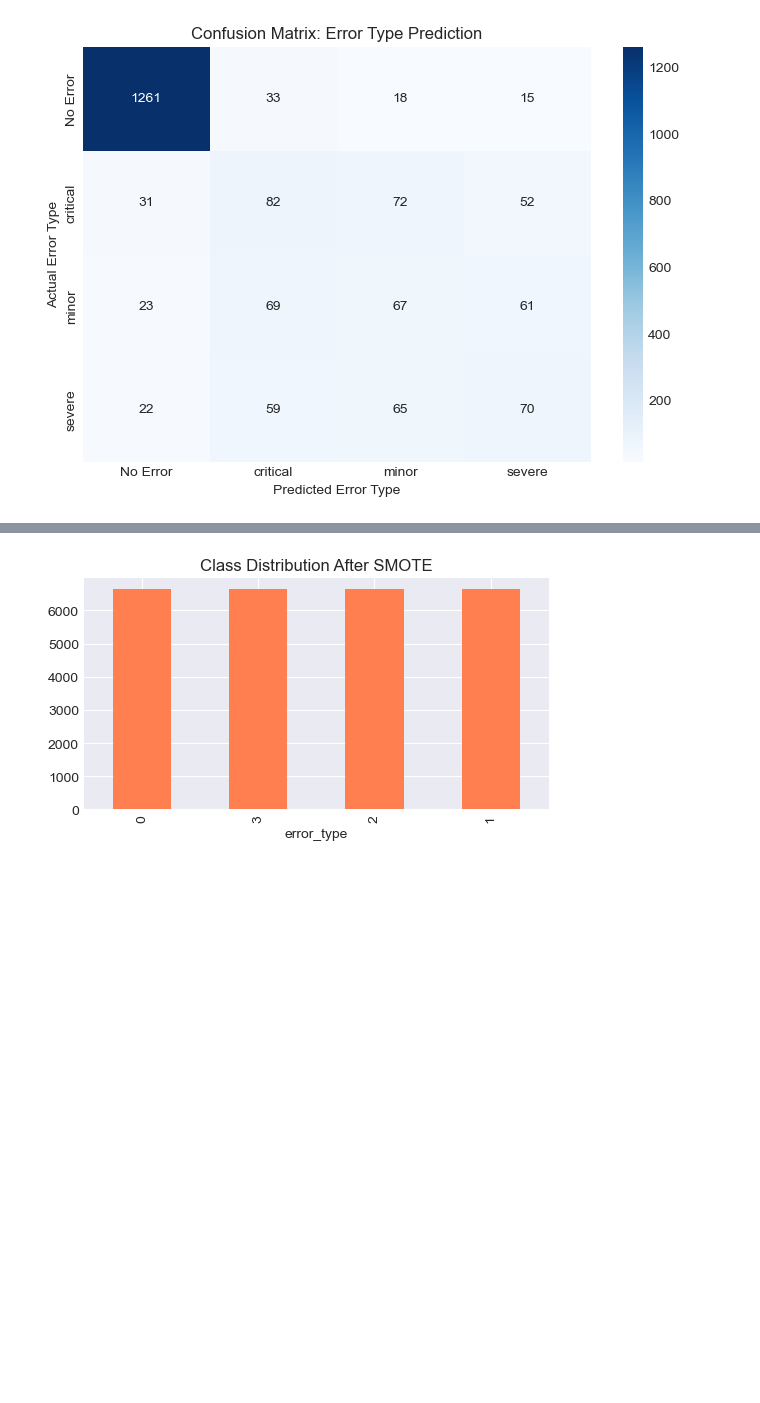
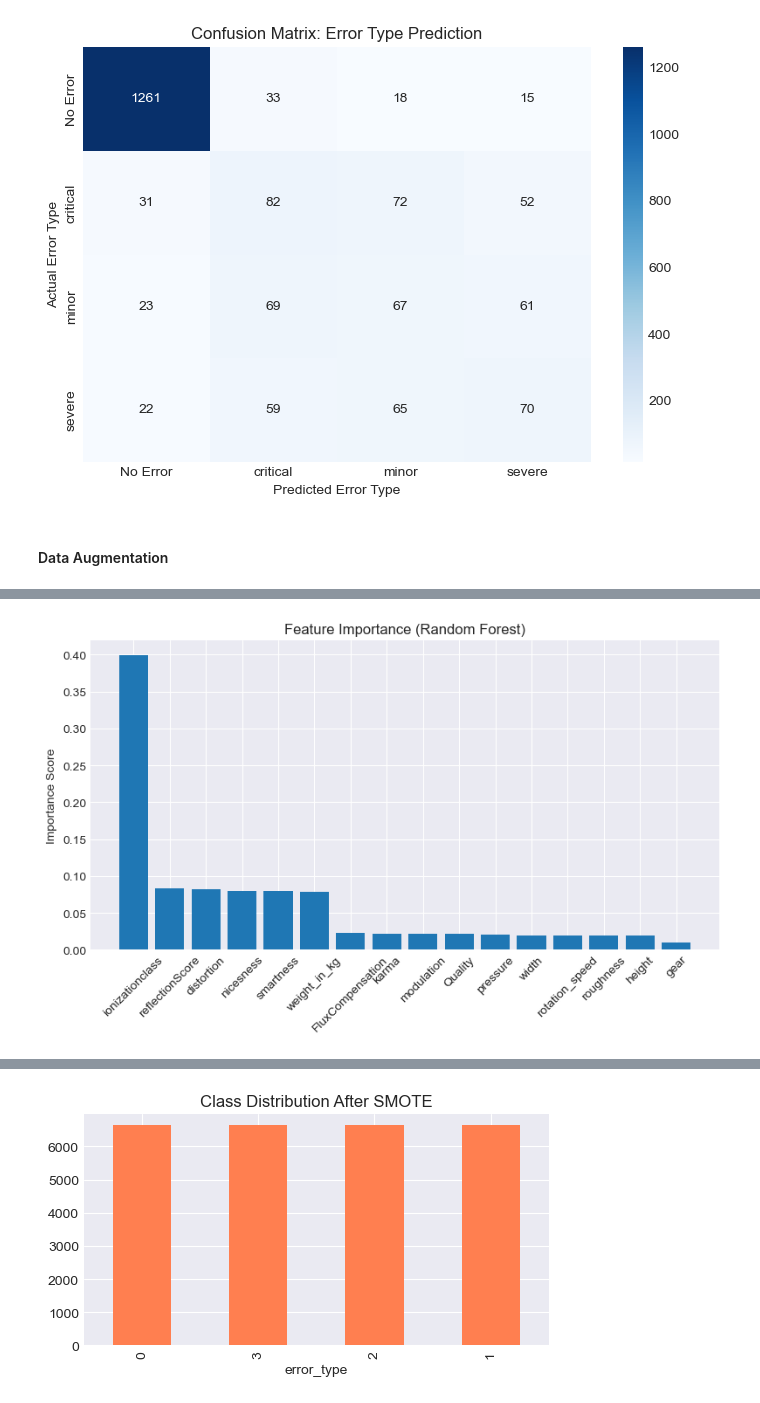
Before and after one commit to Parth-0804/ML_Presentation_Workspace, a Jupyter notebook: ML - SmartBuild Dataset/EDA_Machine_Production.ipynb, the cells around one changed output, grey strips where cells are left out. Saved outputs shown, nothing was run; the diff lists cells and outputs as text; code cells hidden in the pictures; blank space fills up the shorter version.

Commit message:
Data Augmentation Changes

```diff
--- a/ML - SmartBuild Dataset/EDA_Machine_Production.ipynb
+++ b/ML - SmartBuild Dataset/EDA_Machine_Production.ipynb
@@ -116,3 +116,15 @@ Passing `palette` without assigning `hue` is deprecated and will be removed in v
 
   sns.countplot(data=errors_df, x='error_type', palette='viridis')
 [figure]
+# %%
+# List of categorical columns (object, category, or bool types)
+cat_cols = merged_df.select_dtypes(include=['object', 'category', 'bool']).columns.tolist()
+
+# List of numerical columns (int or float types)
+num_cols = merged_df.select_dtypes(include=['number']).columns.tolist()
+
+# If your target column (e.g., 'error_type') is in categorical, but you want to keep it separate:
+# cat_cols.remove('error_type')  # if needed
+
+print("Categorical columns:", cat_cols)
+print("Numerical columns:", num_cols)
@@ -269,3 +286,5 @@ plt.tight_layout()
 plt.show()
 # %% [output]
 [figure]
+# %% [markdown]
+#### Data Augmentation ####
@@ -271,0 +318,63 @@ plt.show()
+# %%
+import pandas as pd
+from sklearn.ensemble import RandomForestClassifier
+from sklearn.model_selection import train_test_split
+from sklearn.metrics import classification_report, accuracy_score
+from sklearn.preprocessing import LabelEncoder
+
+# --- Your custom augmentation function goes here ---
+
+# Step 1: Define your numeric and categorical columns
+#num_cols = ['width', 'height', 'pressure', 'karma', 'modulation', 'roughness', 'Quality', 'gear', 'rotation_speed']
+#cat_cols = ['ionizationclass', 'FluxCompensation', 'error_type']
+
+# Step 2: Augment the dataset
+df_augmented = custom_augment_numeric(merged_df, numeric_cols, cat_cols)
+
+# Step 3: Label Encode categorical columns if needed (for features that are categorical)
+for col in ['ionizationclass', 'FluxCompensation']:
+    le = LabelEncoder()
+    df_augmented[col] = le.fit_transform(df_augmented[col].astype(str))
+
+# Step 4: Encode the target variable ('error_type')
+le_target = LabelEncoder()
+df_augmented['error_type'] = le_target.fit_transform(df_augmented['error_type'])
+
+# Step 5: Prepare features and target
+features = numeric_cols + ['ionizationclass', 'FluxCompensation']
+target = 'error_type'
+
+X = df_augmented[features]
+y = df_augmented[target]
+
+# Step 6: Split data into train and test sets
+X_train, X_test, y_train, y_test = train_test_split(
+    X, y, test_size=0.2, random_state=42, stratify=y
+)
+
+# Step 7: Train the Random Forest classifier
+rf = RandomForestClassifier(n_estimators=100, random_state=42)
+rf.fit(X_train, y_train)
+
+# Step 8: Predict and evaluate
+y_pred = rf.predict(X_test)
+accuracy = accuracy_score(y_test, y_pred)
+print(f"Accuracy: {accuracy:.2f}")
+print("\nClassification Report:\n", classification_report(y_test, y_pred, target_names=le_target.classes_))
+
+# Step 9: Plot feature importance
+import matplotlib.pyplot as plt
+import numpy as np
+
+importances = rf.feature_importances_
+indices = np.argsort(importances)[::-1]
+feature_names = np.array(features)
+
+plt.figure(figsize=(8, 5))
+plt.title("Feature Importance (Random Forest)")
+plt.bar(range(len(importances)), importances[indices], align="center")
+plt.xticks(range(len(importances)), feature_names[indices], rotation=45)
+plt.ylabel("Importance Score")
+plt.tight_layout()
+plt.show()
+# %% [output]
@@ -271,0 +394 @@ plt.show()
+[figure, added]
```
Also changed, not shown: parts of 14 cells of this notebook.
